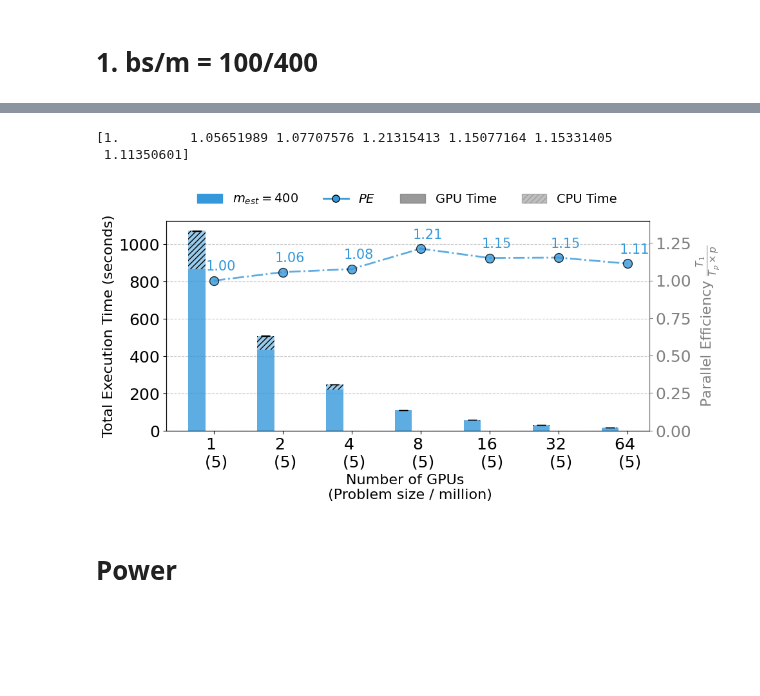
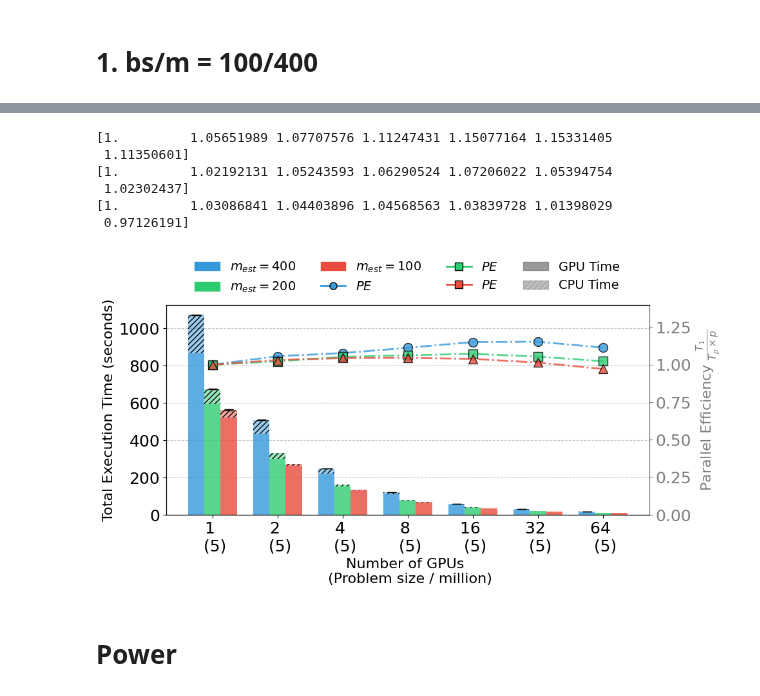
Before and after one commit to paper-code1/VecchiaConditionalExtremes, a Jupyter notebook: experiments/PerformanceVisu_GH200_scaling.ipynb, the cells around one changed output, grey strips where cells are left out. Cells and saved outputs as stored; diff of their text form; code cells hidden in the pictures; blank space fills up the shorter version.

```diff
--- a/experiments/PerformanceVisu_GH200_scaling.ipynb
+++ b/experiments/PerformanceVisu_GH200_scaling.ipynb
@@ -205,8 +230,6 @@ plt.rcParams.update({'font.size': 18})
 
 # Define the number of processes
 n_values = [1, 2, 4, 8, 16, 32, 64]
-# n_values = [1, 2, 4, 8, 16, 32]
-n_problemsize_200 = [13 * 1e6 * n_ for n_ in n_values]
 n_problemsize_400 = [5 * 1e6 for n_ in n_values]
 
 # Data structure for strong scaling with CPU and GPU time components
@@ -218,7 +241,7 @@ data = {
 }
 
 # Generate data for two different measurements
-measurements = [r'$m_{est}=400$']
+measurements = [r'$m_{est}=400$', r'$m_{est}=200$', r'$m_{est}=100$']
 # measurements = [r'$m_{est}=200$', r'$m_{est}=400$']
 colors = ['#3498db', '#2ecc71', '#e74c3c']
 
@@ -229,16 +252,9 @@ for index, n in enumerate(n_values):
         tag_name = n if n > 1 else "base"
 
         # First measurement
-        # filename0 = f'../log/GH200_scaling/logFile_numPointsTotal{int(n_problemsize_200[index])}_numBlocksTotal{int(n_problemsize_200[index]/100)}_m{200}_seed{seed_}_isScaled1_GH200_scaling_{tag_name}.csv'
         filename0 = f'../log/GH200_scaling/logFile_numPointsTotal{int(n_problemsize_400[index])}_numBlocksTotal{int(n_problemsize_400[index]/100)}_m{400}_seed{seed_}_isScaled1_GH200_scaling_{tag_name}.csv'
-        # # Second measurement
-        # df1 = pd.read_csv(filename1)
-        # gpu_time_1 = df1['computation'].values[0] + df1['gpu_copy'].values[0] + df1['cleanup_gpu'].values[0]
-        # data['n'].append(n)
-        # data['gpu_time'].append(gpu_time_1)
-        # data['cpu_time'].append(df1['total'].values[0] - gpu_time_1)
-        # data['measurement'].append(measurements[1])
-
+        filename1 = f'../log/GH200_scaling/logFile_numPointsTotal{int(n_problemsize_400[index])}_numBlocksTotal{int(n_problemsize_400[index]/100)}_m{200}_seed{seed_}_isScaled1_GH200_scaling_{tag_name}.csv'
+        filename2 = f'../log/GH200_scaling/logFile_numPointsTotal{int(n_problemsize_400[index])}_numBlocksTotal{int(n_problemsize_400[index]/100)}_m{100}_seed{seed_}_isScaled1_GH200_scaling_{tag_name}.csv'
 
         try:
             df0 = pd.read_csv(filename0)
@@ -248,6 +264,29 @@ for index, n in enumerate(n_values):
             data['cpu_time'].append(df0['total'].values[0] - gpu_time_0)
             data['measurement'].append(measurements[0])
         except FileNotFoundError:
+            # print(f"File not found: {filename0}")
+            continue
+
+        try:
+            df1 = pd.read_csv(filename1)
+            gpu_time_1 = df1['computation'].values[0] + df1['gpu_copy'].values[0] + df1['cleanup_gpu'].values[0]
+            data['n'].append(n)
+            data['gpu_time'].append(gpu_time_1)
+            data['cpu_time'].append(df1['total'].values[0] - gpu_time_1)
+            data['measurement'].append(measurements[1])
+        except FileNotFoundError:
+            # print(f"File not found: {filename1}")
+            continue
+
+        try:
+            df2 = pd.read_csv(filename2)
+            gpu_time_2 = df2['computation'].values[0] + df2['gpu_copy'].values[0] + df2['cleanup_gpu'].values[0]
+            data['n'].append(n)
+            data['gpu_time'].append(gpu_time_2)
+            data['cpu_time'].append(df2['total'].values[0] - gpu_time_2)
+            data['measurement'].append(measurements[2])
+        except FileNotFoundError:
+            # print(f"File not found: {filename2}")
             continue
 
 # Convert to DataFrame
@@ -305,7 +344,7 @@ for i, measurement in enumerate(measurements):
                  fmt='none', ecolor='black', capsize=5)
 
 # Calculate speedup for each measurement and plot on the second y-axis
-linestyles = ['o-', 's-']  # Different line styles for each measurement
+linestyles = ['o-', 's-', '^-']  # Different line styles for each measurement
 for i, measurement in enumerate(measurements):
     subset = grouped[grouped['measurement'] == measurement]
     baseline = subset[subset['n'] == 1]['total_time_mean'].values[0]  # Time with 1 GPU
@@ -317,20 +356,20 @@ for i, measurement in enumerate(measurements):
              linewidth=2, markersize=10, markeredgecolor='black', linestyle='-.',
              alpha=0.8,
              label=f"{measurement} Speedup")
-# Add text annotations for each point
-for i, measurement in enumerate(measurements):
-    subset = grouped[grouped['measurement'] == measurement]
-    baseline = subset[subset['n'] == 1]['total_time_mean'].values[0]
-    means = subset['total_time_mean'].values
-    speedups = baseline / (means * n_values[:len(means)])
+# # Add text annotations for each point
+# for i, measurement in enumerate(measurements):
+#     subset = grouped[grouped['measurement'] == measurement]
+#     baseline = subset[subset['n'] == 1]['total_time_mean'].values[0]
+#     means = subset['total_time_mean'].values
+#     speedups = baseline / (means * n_values[:len(means)])
 
-    for j, speedup in enumerate(speedups):
-        # Position text slightly above the point
-        ax2.text(index[j] + 0.1, speedup + 0.05, f'{speedup:.2f}',
-                horizontalalignment='center',
-                verticalalignment='bottom',
-                fontsize=15,
-                color=colors[i])
+#     for j, speedup in enumerate(speedups):
+#         # Position text slightly above the point
+#         ax2.text(index[j] + 0.1, speedup + 0.05, f'{speedup:.2f}',
+#                 horizontalalignment='center',
+#                 verticalalignment='bottom',
+#                 fontsize=15,
+#                 color=colors[i])
 
 # Add ideal speedup line (linear scaling)
 # ax2.plot(index, n_values, 'k--', alpha=0.7, linewidth=1.5, label='Ideal Speedup')
@@ -362,37 +401,41 @@ for i, measurement in enumerate(measurements):
     legend_elements.append(plt.Rectangle((0,0), 1, 1, color=colors[i], label=measurement))
 
 # Add speedup lines to legend
 for i, measurement in enumerate(measurements):
     legend_elements.append(plt.Line2D([0], [0], marker='o' if i==0 else 's',
                           color=colors[i], markersize=8, linewidth=2,markeredgecolor='black',
                           label=rf"$PE$"))
 
 # Add ideal speedup line to legend
 # legend_elements.append(plt.Line2D([0], [0], color='black', linestyle='--',
 #                        linewidth=1.5, label='Ideal Speedup'))
 
 # Add CPU/GPU pattern legend
 gpu_patch = plt.Rectangle((0,0), 1, 1, color='gray', alpha=0.8, label='GPU Time')
 cpu_patch = plt.Rectangle((0,0), 1, 1, color='gray', alpha=0.5, hatch='////', label='CPU Time')
 legend_elements.extend([gpu_patch, cpu_patch])
 
 # Combine legends in a more organized way
 fig.legend(handles=legend_elements,
            loc='upper center',
-           bbox_to_anchor=(0.5, 1.05),
+           bbox_to_anchor=(0.5, 1.10),
            ncol=4,
            framealpha=0.,
            fontsize=14,
            frameon=True)
 
 # Adjust layout to make room for the legend at the top
 plt.tight_layout()
-plt.savefig("./fig/GH200_strong_scaling_m400_bs100.pdf", bbox_inches='tight')
+plt.savefig("./fig/GH200_strong_scaling_bs100.pdf", bbox_inches='tight')
 plt.show()
 # %% [output]
-[1.         1.05651989 1.07707576 1.21315413 1.15077164 1.15331405
+[1.         1.05651989 1.07707576 1.11247431 1.15077164 1.15331405
  1.11350601]
+[1.         1.02192131 1.05243593 1.06290524 1.07206022 1.05394754
+ 1.02302437]
+[1.         1.03086841 1.04403896 1.04568563 1.03839728 1.01398029
+ 0.97126191]
-[figure, old version]
+[figure, new version]
 # %% [markdown]
 # Power
 # %%
```
Also changed, not shown: parts of 2 cells of this notebook, 18 other files.
